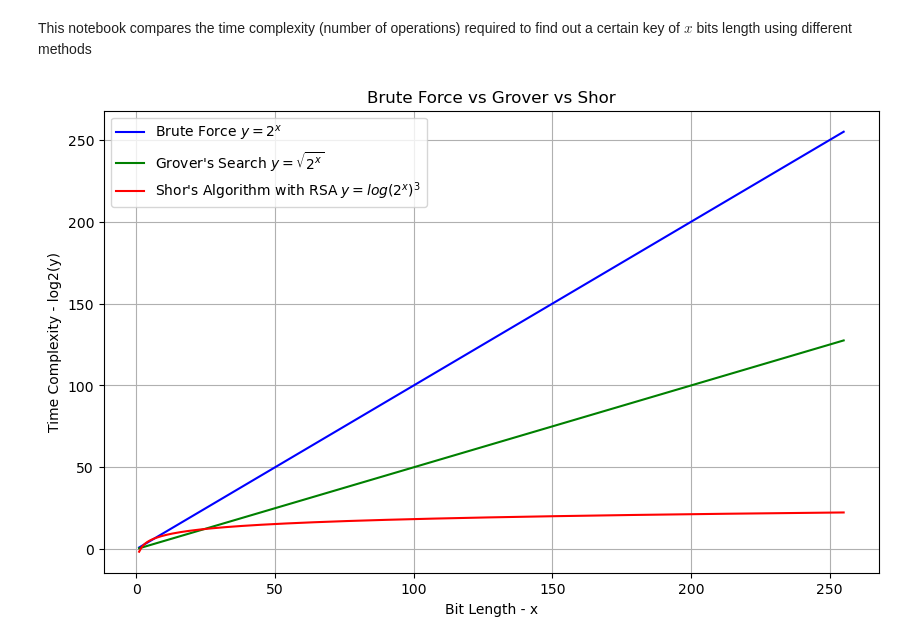
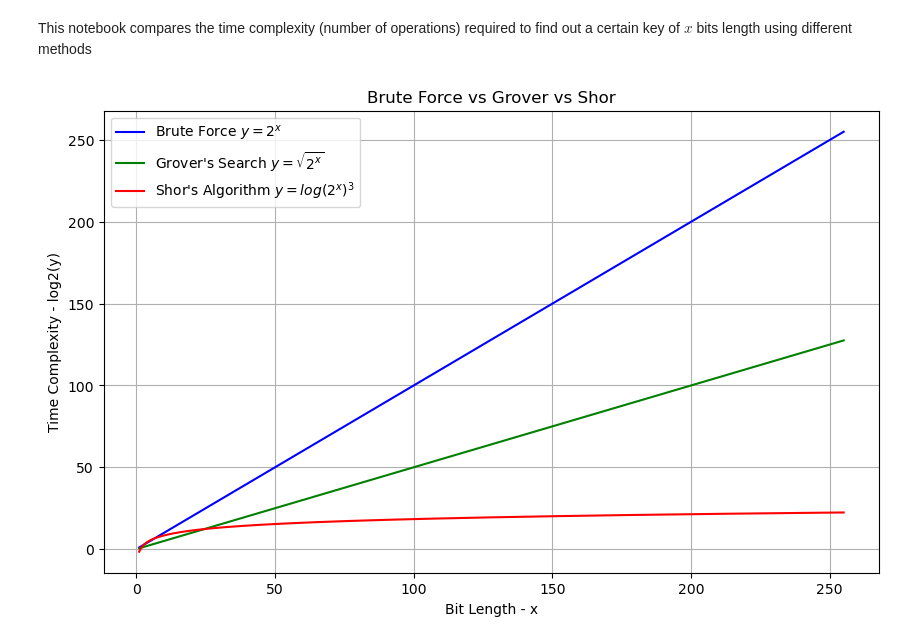
Before and after one commit to c4ristian/encryption, a Jupyter notebook: notebooks/post_quantum_comparison.ipynb, the cells around one changed output. Cells and saved outputs as stored; diff of their text form; code cells hidden in the pictures.

Commit message:
Chart legend rolled back

```diff
--- a/notebooks/post_quantum_comparison.ipynb
+++ b/notebooks/post_quantum_comparison.ipynb
@@ -27,20 +27,20 @@ for x in number_of_bits:
 # %%
 # Visualize results
 # Create the plot
 plt.figure(figsize=(10, 6))
 plt.plot(number_of_bits, brute_force, label="Brute Force $y=2^x$", color='blue')
 plt.plot(number_of_bits, grover, label="Grover's Search $y=\\sqrt{2^x}$", color='green')
-plt.plot(number_of_bits, shor, label="Shor's Algorithm with RSA $y=log(2^x)^3$", color='red')
+plt.plot(number_of_bits, shor, label="Shor's Algorithm $y=log(2^x)^3$", color='red')
 
 # Add labels and title
 plt.xlabel('Bit Length - x')
 plt.ylabel('Time Complexity - log2(y)')
 plt.title("Brute Force vs Grover vs Shor")
 plt.grid(True)
 plt.legend()
 
 # Show the plot
 plt.savefig('post_quantum_comparison.png', dpi=300)
 plt.show()
 # %% [output]
-[figure, old version]
+[figure, new version]
```
Also changed, not shown: 1 other file.
